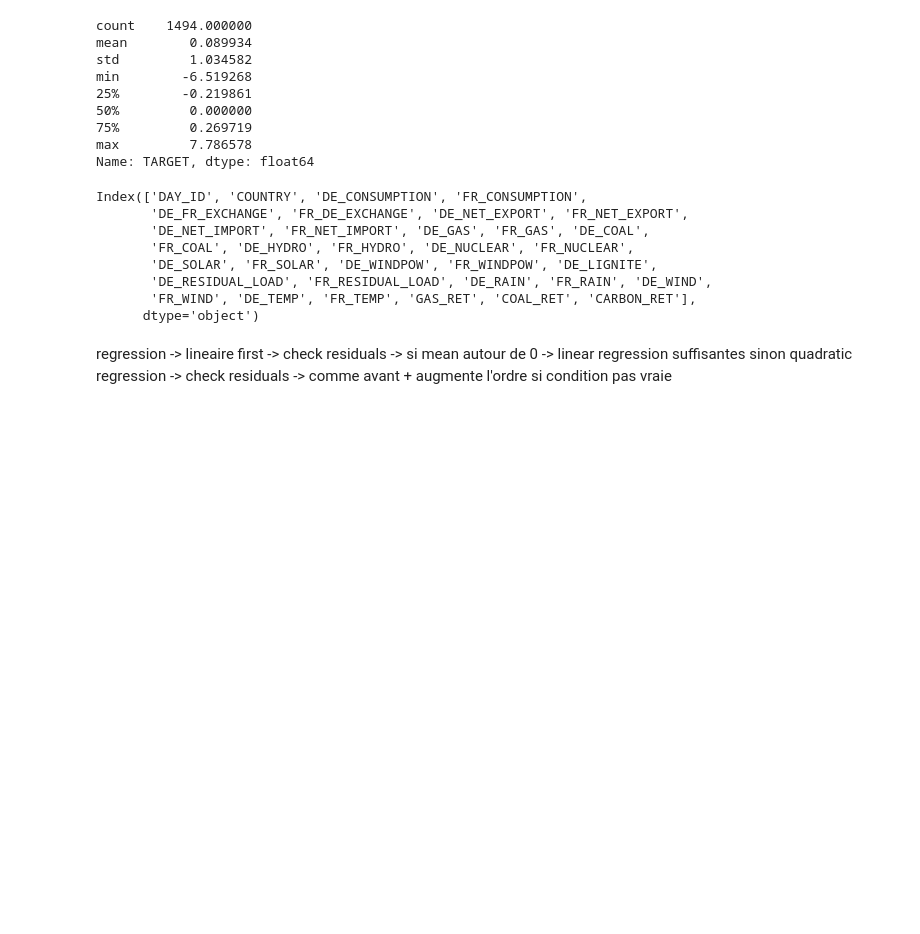
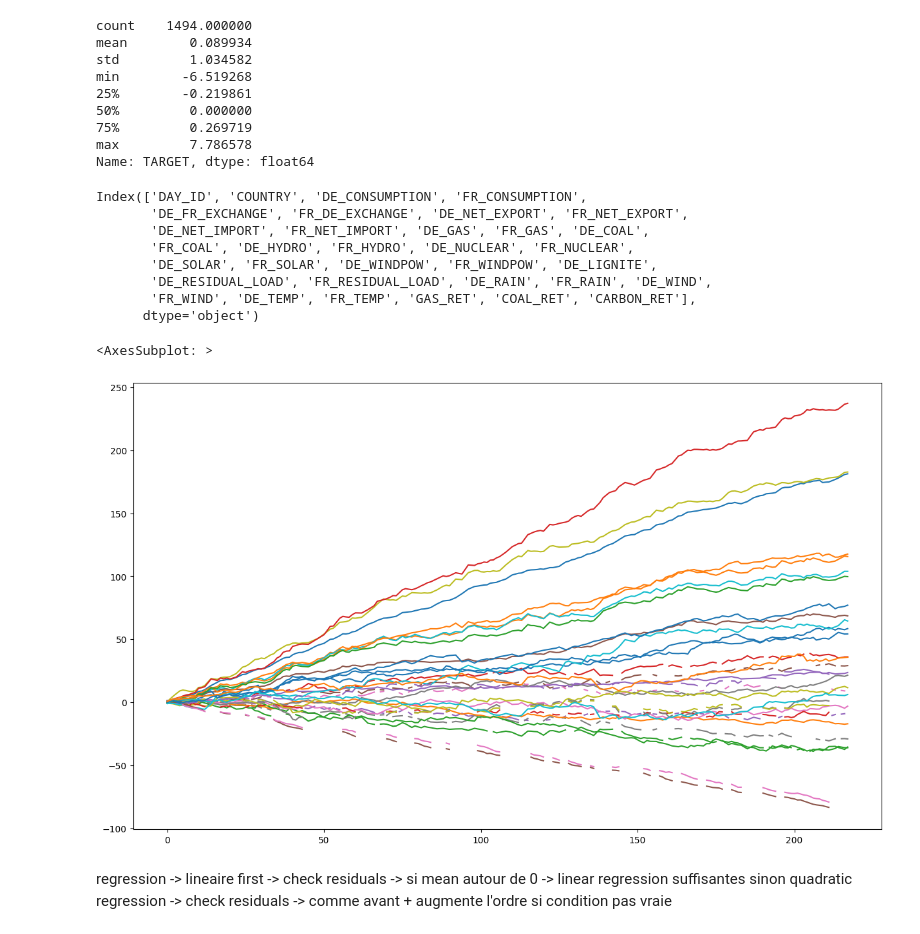
Before and after one commit to ELAARADI/Projects, a Jupyter notebook: QRT_electricity_prices_challenge.ipynb, the cells around one changed output. Cells and saved outputs as stored; diff of their text form; code cells hidden in the pictures; blank space fills up the shorter version.

```diff
--- a/QRT_electricity_prices_challenge.ipynb
+++ b/QRT_electricity_prices_challenge.ipynb
@@ -247,6 +227,20 @@ x_train['y'] = df_y_train.TARGET
 
 x_train.replace('FR',0,inplace=True)
 x_train.replace('DE',1,inplace=True)
+# %%
+res = []
+filtered = []
+for col in df_train.columns:
+    if not df_train[[col]][df_train[col].isna()].empty:
+        for i in df_train[[col]][df_train[col].isna()].index:
+            if i not in filtered:
+                filtered.append(i)
+
+idx = pd.DataFrame(np.arange(0,len(filtered)).reshape(-1,1),columns=['test'],index=filtered).index
+df_train.filter(idx,axis=0).sort_values('DAY_ID').drop(['DAY_ID'],axis=1).reset_index(drop=True).cumsum().plot(legend=False, figsize=(15,9))
+# %% [output]
+<AxesSubplot: >
+[figure, added]
 # %% [markdown]
 regression -> lineaire first -> check residuals -> si mean autour de 0 -> linear regression suffisantes
 sinon quadratic regression -> check residuals -> comme avant + augmente l'ordre si condition pas vraie
```
Also changed, not shown: parts of 94 cells of this notebook.
